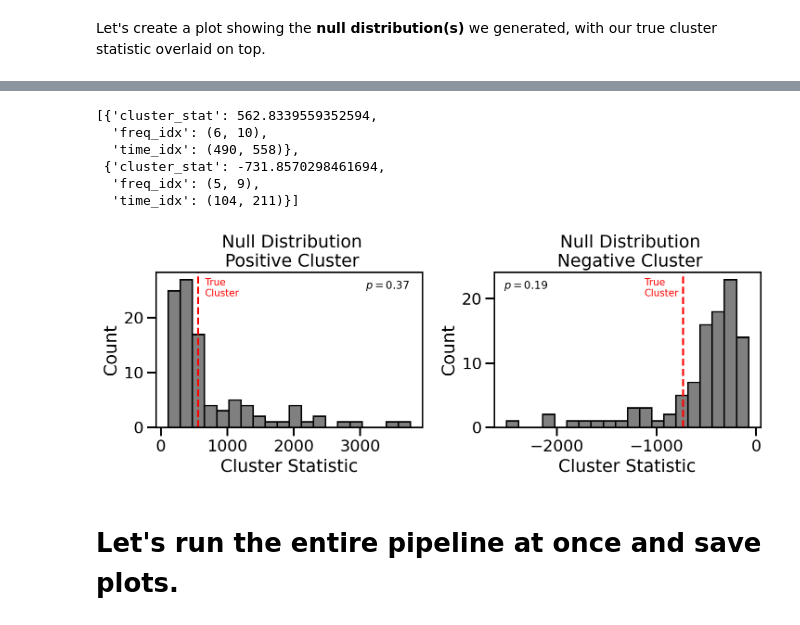
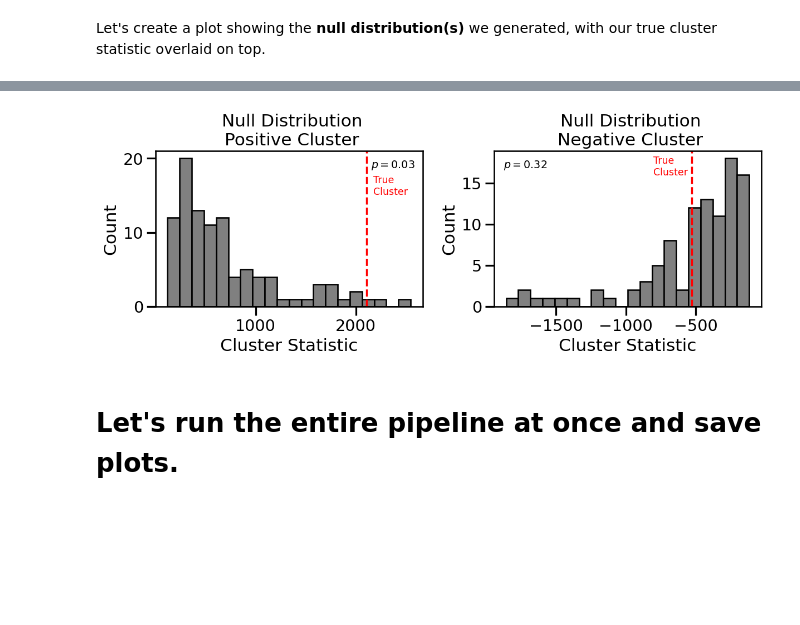
Before and after one commit to aliefink/NeuroCluster, a Jupyter notebook: notebooks/NeuroCluster_template.ipynb, the cells around one changed output, grey strips where cells are left out. Cells and saved outputs as stored; diff of their text form; code cells hidden in the pictures; blank space fills up the shorter version.

Commit message:
update template notebook, input data, + example results

```diff
--- a/notebooks/NeuroCluster_template.ipynb
+++ b/notebooks/NeuroCluster_template.ipynb
@@ -122,7 +116,7 @@ predictor_data.head()
 First, let's create a variable called `tfr_data` which is a `np.array` (dimensions should correspond with number of trials x number of frequencies x number of timepoints)
 # %%
 # create tfr_data which is np.array of (num epochs x num frequencies x num times)
-demo_channel = 'channel_14'
+demo_channel = 'channel_4'
 tfr_data = sample_ieeg_dict[demo_channel]
 # check shape
 tfr_data.shape # dimensions should correspond with trials, frequencies, timepoints
@@ -243,16 +234,7 @@ null_cluster_distribution
-# %%
-max_cluster_data
-# %% [output]
-[{'cluster_stat': 562.8339559352594,
-  'freq_idx': (6, 10),
-  'time_idx': (490, 558)},
- {'cluster_stat': -731.8570298461694,
-  'freq_idx': (5, 9),
-  'time_idx': (104, 211)}]
 # %%
-plot_null_distribution(null_cluster_distribution, max_cluster_data,cluster_pvalue)
+plot_null_distribution(null_cluster_distribution, max_cluster_data,cluster_pvalue,dpi=125)
 # %% [output]
-[figure, old version]
+[figure, new version]
 # %% [markdown]
 # Let's run the entire pipeline at once and save plots.
 # %%
```
Also changed, not shown: parts of 19 cells of this notebook, 11 other files.
